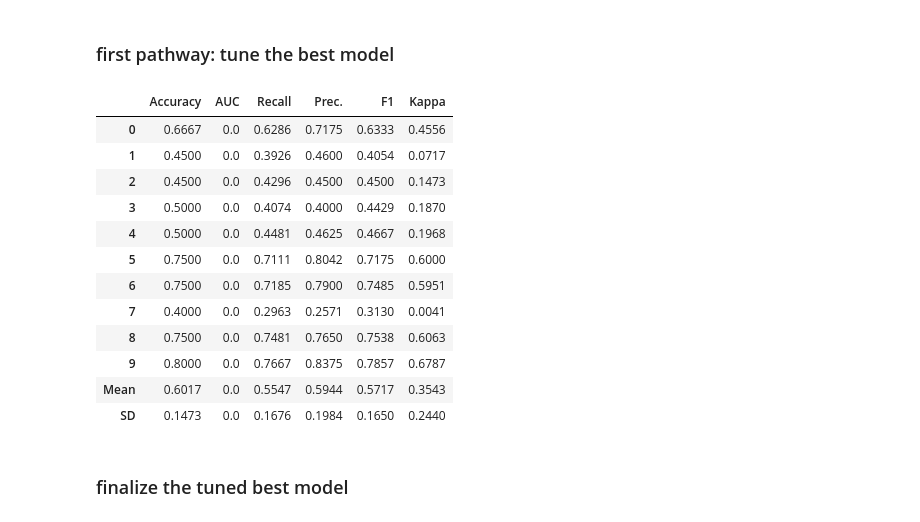
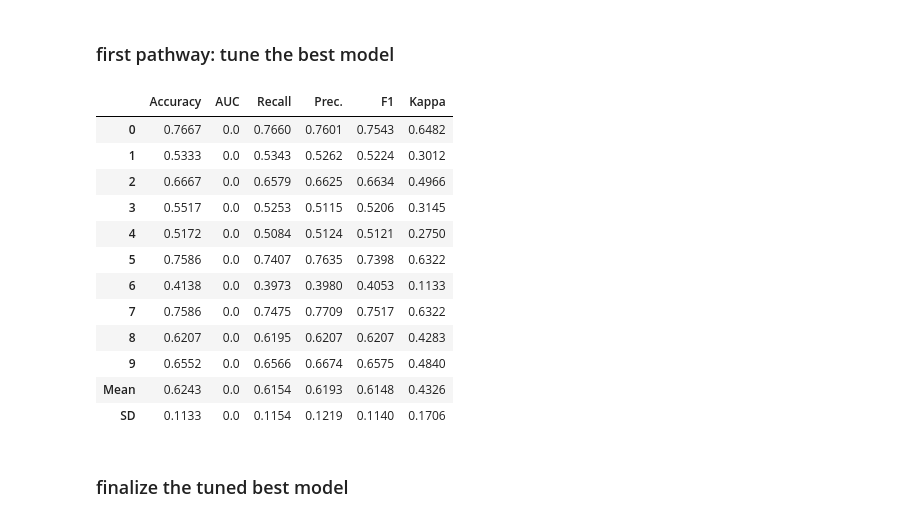
Before and after one commit to nicolasfauchereau/ML4seas, a Jupyter notebook: models/classification/autoML/PYCARET/pycaret.ipynb, the cells around one changed output. Cells and saved outputs as stored; diff of their text form; code cells hidden in the pictures.

```diff
--- a/models/classification/autoML/PYCARET/pycaret.ipynb
+++ b/models/classification/autoML/PYCARET/pycaret.ipynb
@@ -175,21 +175,23 @@ best_model_m = create_model(best_model)
 # %% [markdown]
 ### first pathway: tune the best model
+# %%
+tuned_best_model = tune_model(best_model)
+# %% [output]
+|  | Accuracy | AUC | Recall | Prec. | F1 | Kappa |
+| 0 | 0.7667 | 0.0 | 0.7660 | 0.7601 | 0.7543 | 0.6482 |
+| 1 | 0.5333 | 0.0 | 0.5343 | 0.5262 | 0.5224 | 0.3012 |
+| 2 | 0.6667 | 0.0 | 0.6579 | 0.6625 | 0.6634 | 0.4966 |
+| 3 | 0.5517 | 0.0 | 0.5253 | 0.5115 | 0.5206 | 0.3145 |
+| 4 | 0.5172 | 0.0 | 0.5084 | 0.5124 | 0.5121 | 0.2750 |
+| 5 | 0.7586 | 0.0 | 0.7407 | 0.7635 | 0.7398 | 0.6322 |
+| 6 | 0.4138 | 0.0 | 0.3973 | 0.3980 | 0.4053 | 0.1133 |
+| 7 | 0.7586 | 0.0 | 0.7475 | 0.7709 | 0.7517 | 0.6322 |
+| 8 | 0.6207 | 0.0 | 0.6195 | 0.6207 | 0.6207 | 0.4283 |
+| 9 | 0.6552 | 0.0 | 0.6566 | 0.6674 | 0.6575 | 0.4840 |
+| Mean | 0.6243 | 0.0 | 0.6154 | 0.6193 | 0.6148 | 0.4326 |
+| SD | 0.1133 | 0.0 | 0.1154 | 0.1219 | 0.1140 | 0.1706 |
 # %%
-tuned_best_model = tune_model(best_model, ensemble=True, method='Bagging')
+# tuned_best_model = tune_model(best_model, ensemble=True, method='Bagging')
-# %% [output]
-|  | Accuracy | AUC | Recall | Prec. | F1 | Kappa |
-| 0 | 0.6667 | 0.0 | 0.6286 | 0.7175 | 0.6333 | 0.4556 |
-| 1 | 0.4500 | 0.0 | 0.3926 | 0.4600 | 0.4054 | 0.0717 |
-| 2 | 0.4500 | 0.0 | 0.4296 | 0.4500 | 0.4500 | 0.1473 |
-| 3 | 0.5000 | 0.0 | 0.4074 | 0.4000 | 0.4429 | 0.1870 |
-| 4 | 0.5000 | 0.0 | 0.4481 | 0.4625 | 0.4667 | 0.1968 |
-| 5 | 0.7500 | 0.0 | 0.7111 | 0.8042 | 0.7175 | 0.6000 |
-| 6 | 0.7500 | 0.0 | 0.7185 | 0.7900 | 0.7485 | 0.5951 |
-| 7 | 0.4000 | 0.0 | 0.2963 | 0.2571 | 0.3130 | 0.0041 |
-| 8 | 0.7500 | 0.0 | 0.7481 | 0.7650 | 0.7538 | 0.6063 |
-| 9 | 0.8000 | 0.0 | 0.7667 | 0.8375 | 0.7857 | 0.6787 |
-| Mean | 0.6017 | 0.0 | 0.5547 | 0.5944 | 0.5717 | 0.3543 |
-| SD | 0.1473 | 0.0 | 0.1676 | 0.1984 | 0.1650 | 0.2440 |
 # %% [markdown]
 ### finalize the tuned best model
 # %%
```
Also changed, not shown: parts of 28 cells of this notebook.
